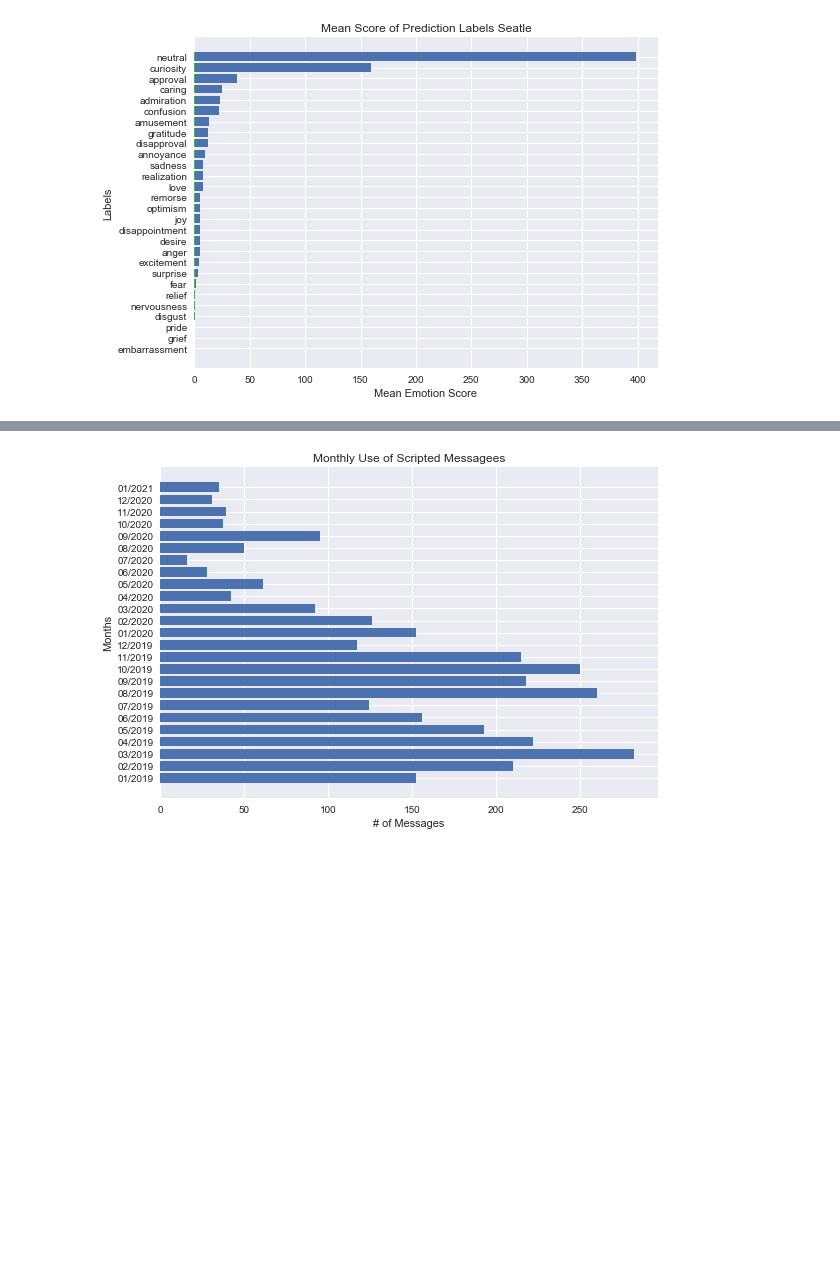
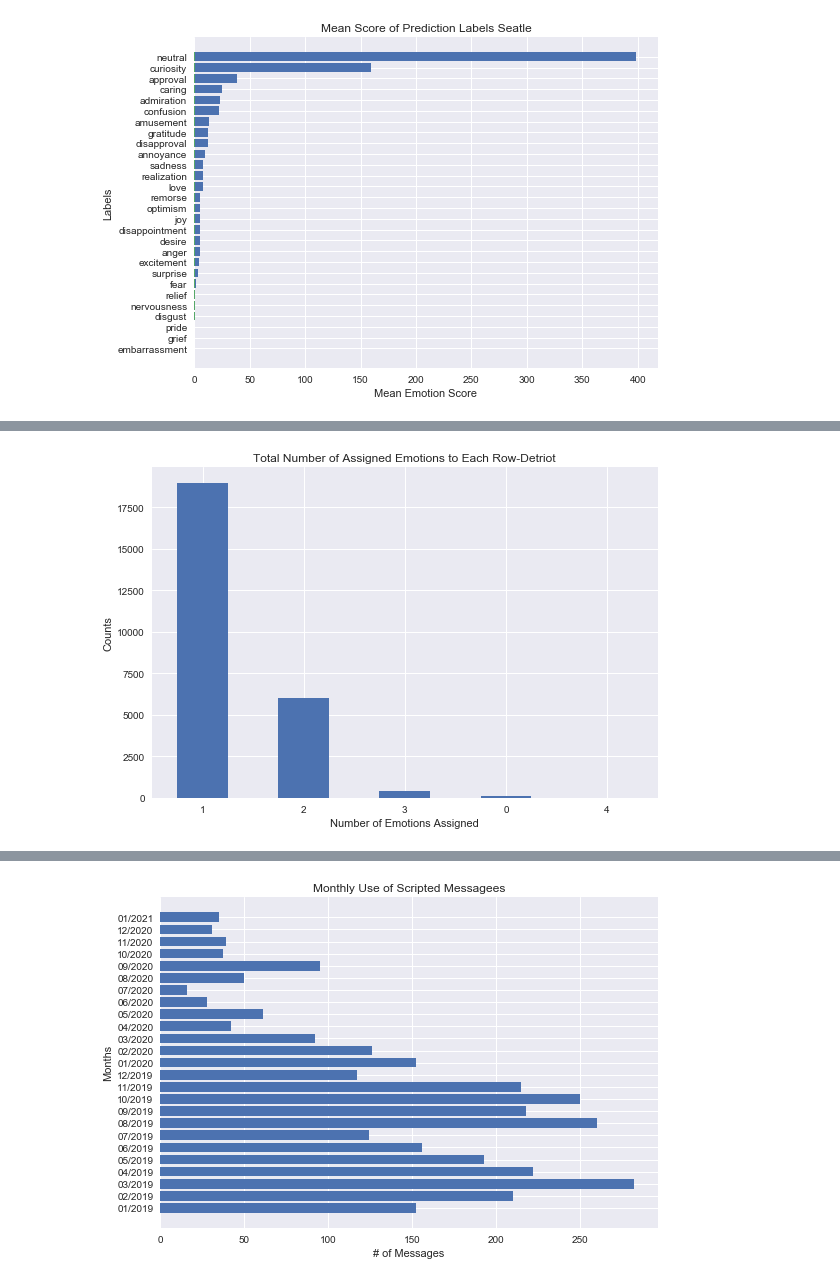
Before and after one commit to cdolfi/epik_open, a Jupyter notebook: notebooks/patrol_analysis.ipynb, the cells around one changed output, grey strips where cells are left out. Drawn from its saved outputs; the diff is of its cells as text; code cells hidden in the pictures; blank space fills up the shorter version.

```diff
--- a/notebooks/patrol_analysis.ipynb
+++ b/notebooks/patrol_analysis.ipynb
@@ -233,3 +235,5 @@ graph_num(portland,'Portland')
 # %%
-graph_freq(detroit,'Detriot')
+graph_num(detroit,'Detriot')
+# %% [output]
+[figure, added]
 # %%
```
Also changed, not shown: parts of 24 cells of this notebook.
